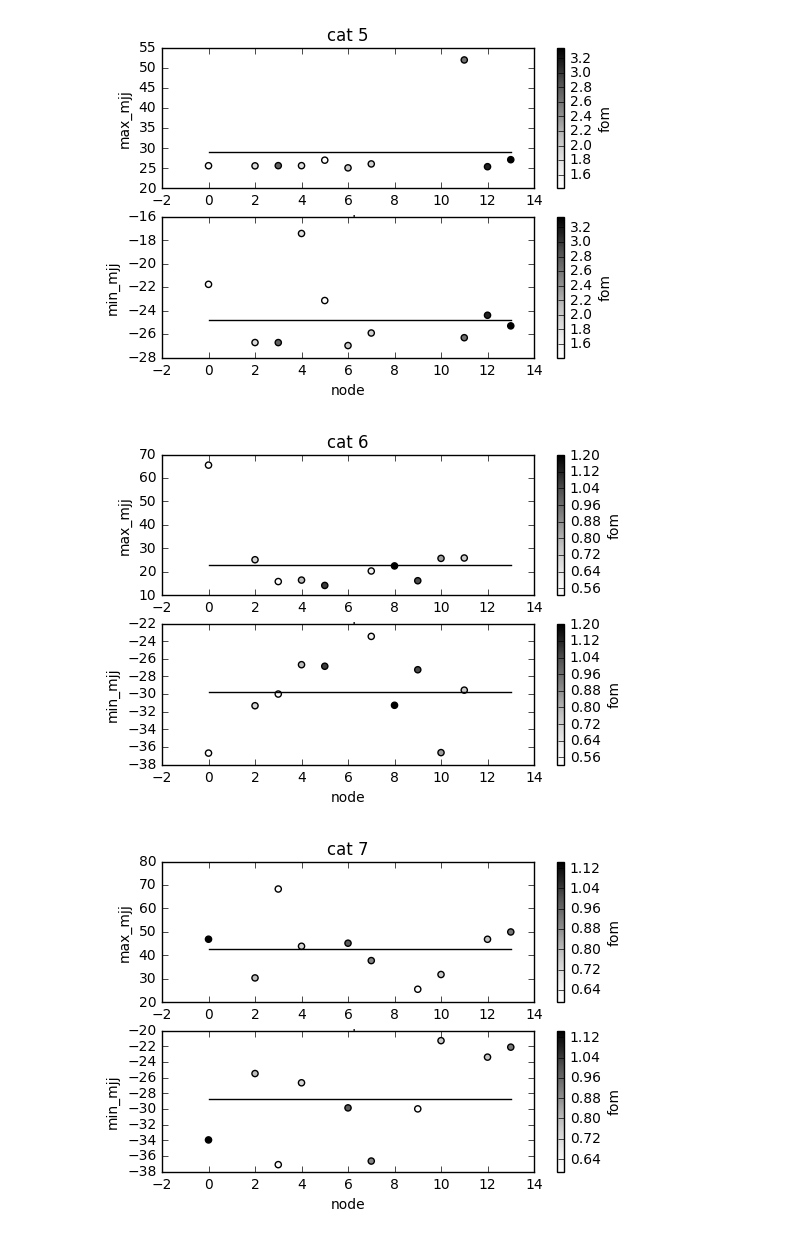
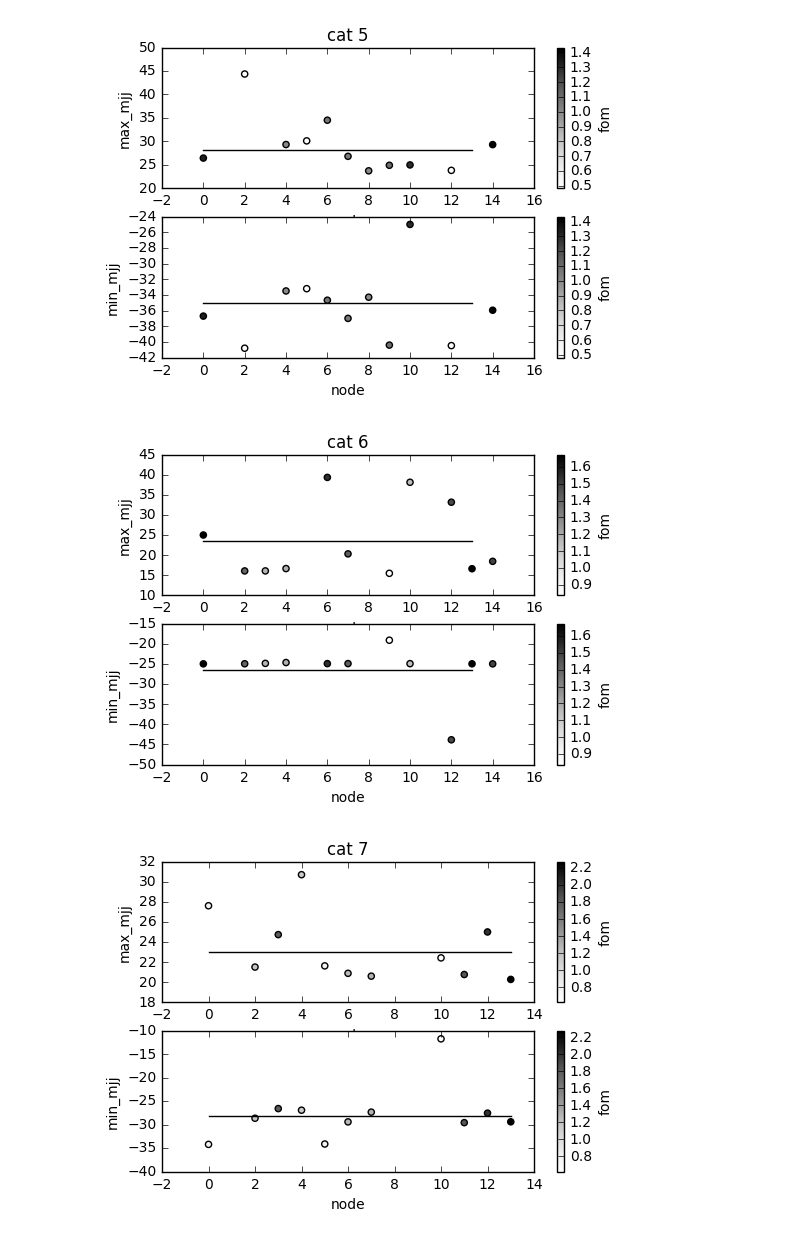
Before and after one commit to michelif/HHbbgg_ETH, a Jupyter notebook: CatOptimization/optimal_mjj_per_cat.ipynb, the cells around one changed output. Cells and saved outputs as stored; diff of their text form; code cells hidden in the pictures.

Commit message:
adding data from the new code

```diff
--- a/CatOptimization/optimal_mjj_per_cat.ipynb
+++ b/CatOptimization/optimal_mjj_per_cat.ipynb
@@ -1,4 +1,6 @@
 # %%
 path = '/mnt/t3nfs01/data01/shome/micheli/CMSSW_HHbbgg/CMSSW_8_0_26/src/diphotons/Utils/macro/outPlots'
+path ='/mnt/t3nfs01/data01/shome/nchernya/local/'
+path = '/afs/cern.ch/work/n/nchernya/ETH/CMSSW_8_0_28/src/diphotons/Utils/macro/outPlots/'
 # %%
 import glob
@@ -7,3 +7,10 @@ files = glob.glob('%s/out_20171130_17*node*_cat[0-9]*_mjj/cat_opt.json' % path)
+# %%
+#files = glob.glob('%s/out_20171130_17*node*_cat[0-9]*_mjj/cat_opt.json' % path)
+#files = glob.glob('%s/out_20180420_170901_node_SM_cat[0-9]*_mjj/cat_opt.json' % path)
+date="20180628_163555"
+#date = '20180604_153820'
+
+files = glob.glob('%s/out_%s_node*_cat*_transformed_mjj/cat_opt.json' %(path,date))
 # %%
 files
 # %% [output]
@@ -61,0 +85,3 @@ df
+# %%
+df = df.query('fom<0')
+df
@@ -80,9 +170,13 @@ grouped = df.groupby('cat')
+# %%
+tag='newcodev2_Mjj'
+pathsave = '/afs/cern.ch/work/n/nchernya/ETH/CMSSW_8_0_28/src/diphotons/Utils/macro/outPlots/plots/%s_%s/'%(date,tag)
 # %%
 import matplotlib.pyplot as plt
 
 avgs = []
 
 for group in grouped.groups:
+    plt.clf()
     grp = grouped.get_group(group)
     min_fom = np.percentile(grp['fom'],20.)
     grp = grp[ grp['fom'] > min_fom ]
@@ -91,6 +185,7 @@ for group in grouped.groups:
     grp.plot.scatter( 'node', 'max_mjj', c='fom', ax=ax)
     max_avg = (grp['max_mjj'] * grp['fom']).sum() / grp['fom'].sum()
     ax.plot((0,13),(max_avg,max_avg),'k-')
+  #  ax.set_ylim(10,50)
 
     ax=plt.subplot(2,1,2)
     grp.plot.scatter( 'node', 'min_mjj', c='fom', ax=ax)
@@ -98,5 +193,7 @@ for group in grouped.groups:
     ax.plot((0,13),(min_avg,min_avg),'k-')
 
     avgs.append([group,min_avg,max_avg])
+    plt.savefig(pathsave+"clusteringMjj_%s_%s_cat%d"%(tag,date,group)+".pdf")
+
     plt.show()
 # %% [output]
@@ -108,3 +205,3 @@ for group in grouped.groups:
-[figure, old version]
+[figure, new version]
-[figure, old version]
+[figure, new version]
-[figure, old version]
+[figure, new version]
```
Also changed, not shown: parts of 18 cells of this notebook, 14 other files.
